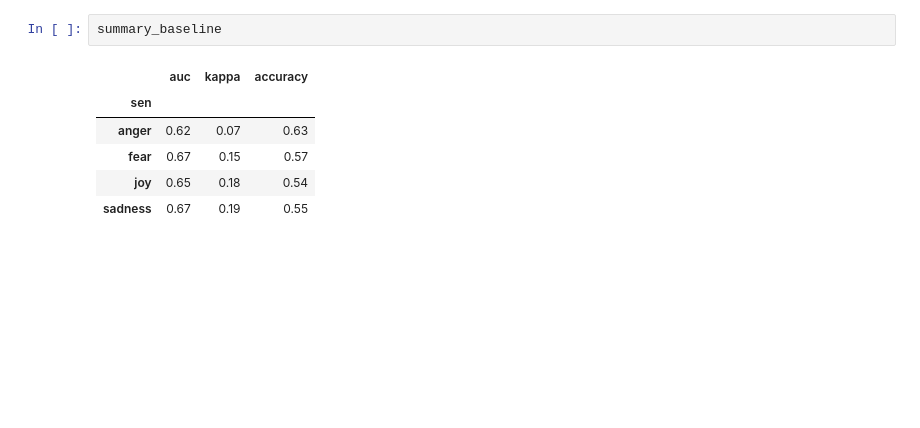
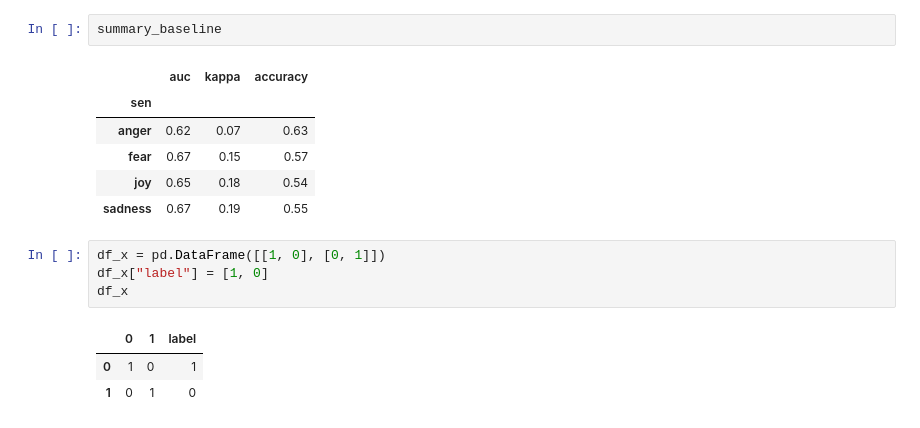
Before and after one commit to furrutiav/NLP-Competition-1, a Jupyter notebook: felipe-benja/03 Evaluacion.ipynb, the cells around one changed output. Saved outputs shown, nothing was run; the diff lists cells and outputs as text; blank space fills up the shorter version.

```diff
--- a/felipe-benja/03 Evaluacion.ipynb
+++ b/felipe-benja/03 Evaluacion.ipynb
@@ -224,3 +228,11 @@ summary_baseline
 | fear | 0.67 | 0.15 | 0.57 |
 | joy | 0.65 | 0.18 | 0.54 |
 | sadness | 0.67 | 0.19 | 0.55 |
+# %%
+df_x = pd.DataFrame([[1, 0], [0, 1]])
+df_x["label"] = [1, 0]
+df_x
+# %% [output]
+|  | 0 | 1 | label |
+| 0 | 1 | 0 | 1 |
+| 1 | 0 | 1 | 0 |
```
Also changed, not shown: parts of 7 cells of this notebook, 2 other files.
